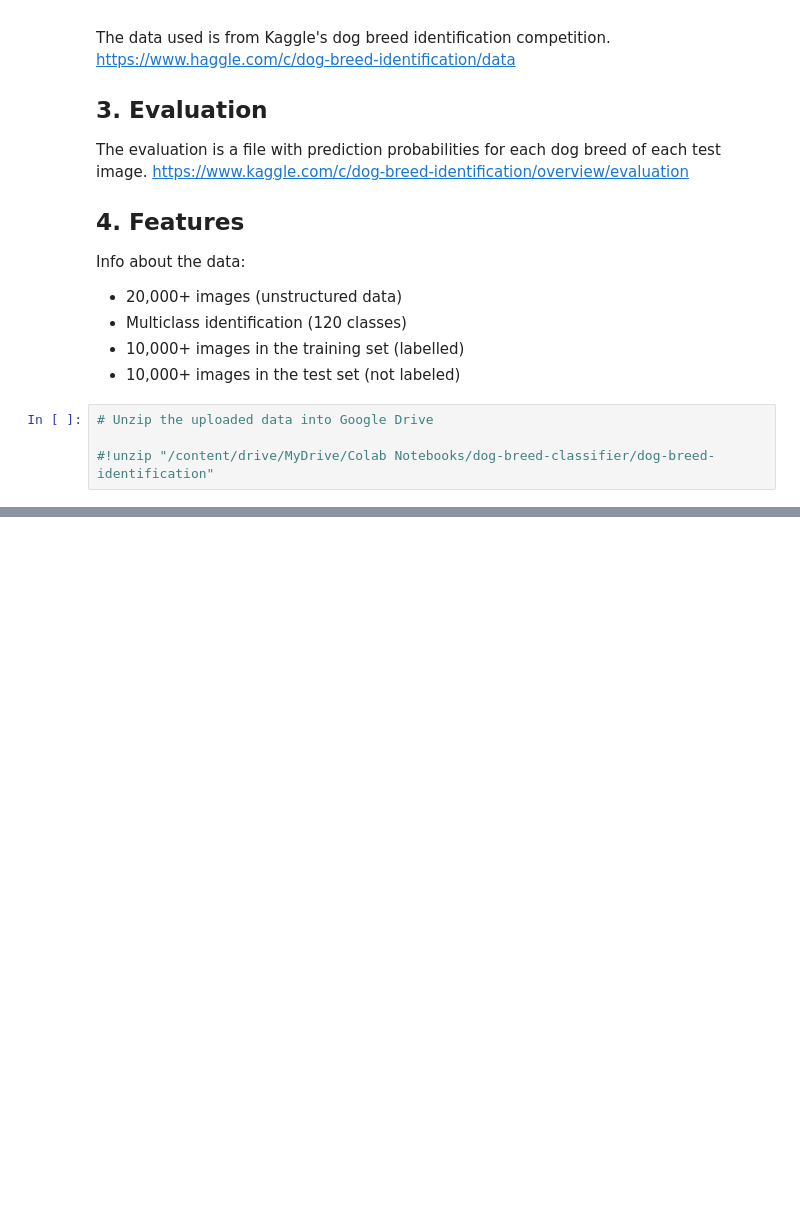
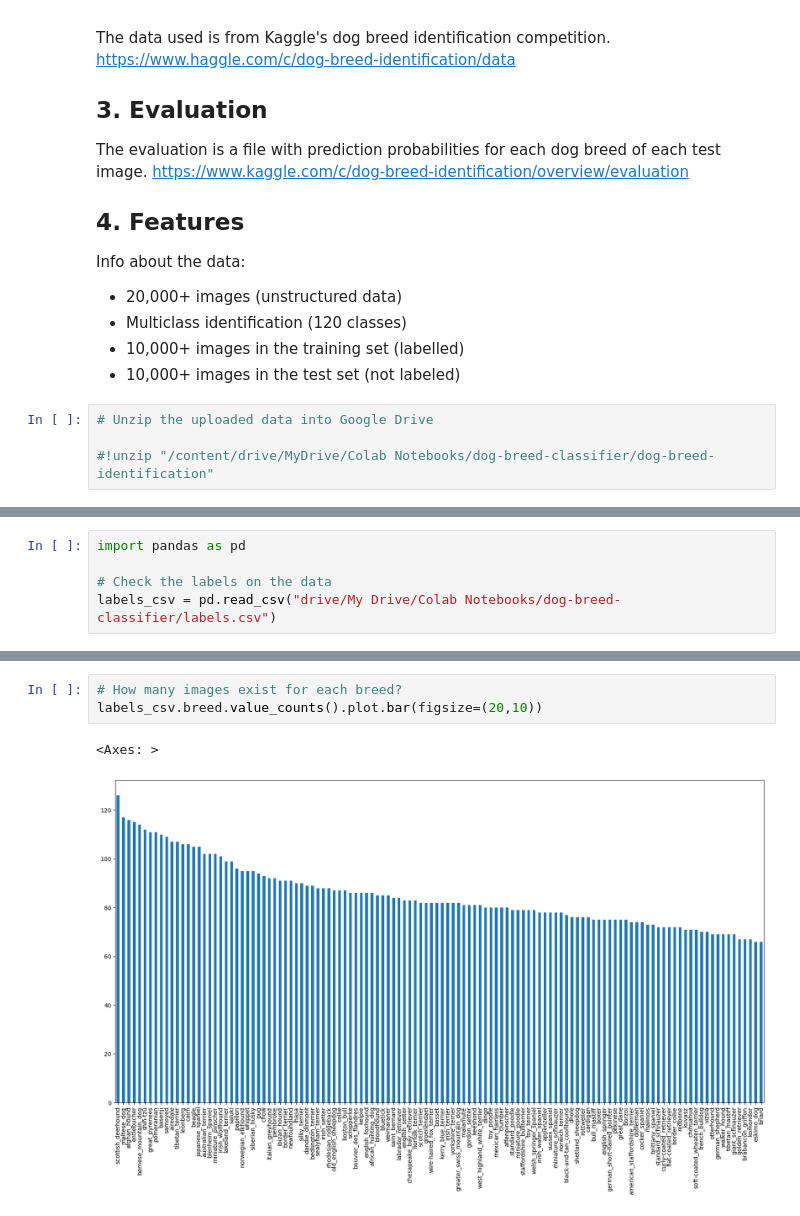
Before and after one commit to r3m3dial-g3nius/dog-breed-classification, a Jupyter notebook: dog_breed_classifier.ipynb, the cells around one changed output, grey strips where cells are left out. Cells and saved outputs as stored; diff of their text form; blank space fills up the shorter version.

```diff
--- a/dog_breed_classifier.ipynb
+++ b/dog_breed_classifier.ipynb
@@ -41,0 +48,5 @@ import numpy as np
+# %%
+import pandas as pd
+
+# Check the labels on the data
+labels_csv = pd.read_csv("drive/My Drive/Colab Notebooks/dog-breed-classifier/labels.csv")
@@ -41,0 +68,6 @@ import numpy as np
+# %%
+# How many images exist for each breed?
+labels_csv.breed.value_counts().plot.bar(figsize=(20,10))
+# %% [output]
+<Axes: >
+[figure, added]
```
Also changed, not shown: parts of 4 cells of this notebook.
